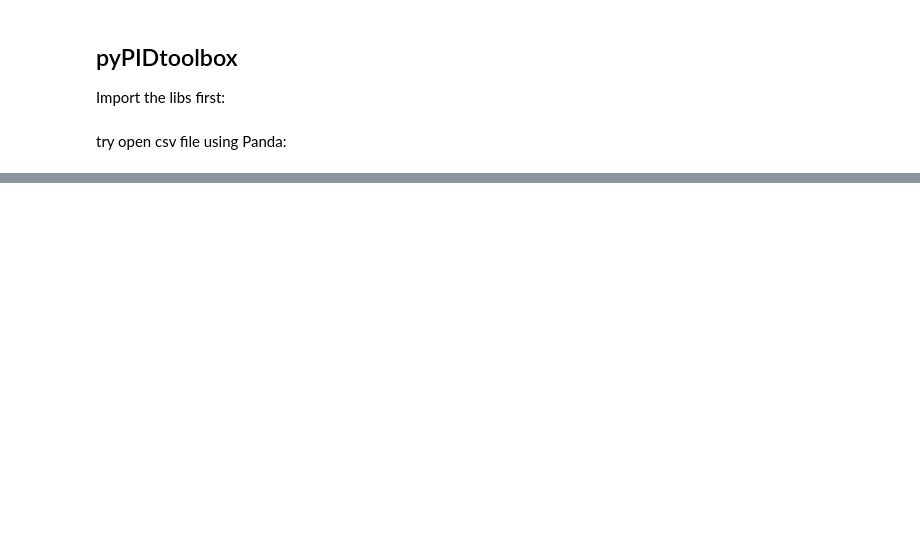
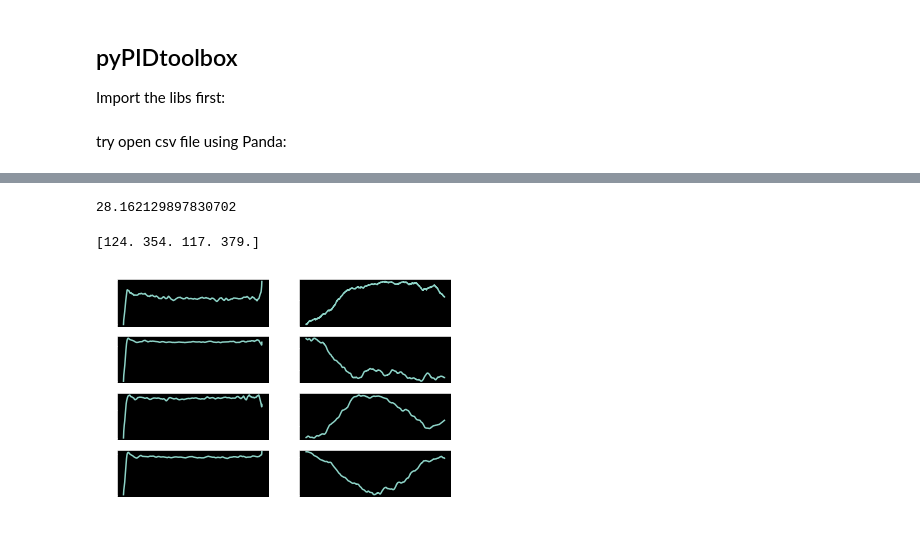
Before and after one commit to pitronicteam/pyPIDtoolbox, a Jupyter notebook: FFT.ipynb, the cells around one changed output, grey strips where cells are left out. Cells and saved outputs as stored; diff of their text form; code cells hidden in the pictures; blank space fills up the shorter version.

```diff
--- a/FFT.ipynb
+++ b/FFT.ipynb
@@ -191,0 +201,33 @@ print(j)
+# %%
+from scipy.cluster.vq import vq,kmeans,whiten
+
+GROUP_COUNT = 4
+features = step_response[0:j,:]
+# Whiten data
+whitened = whiten(features)
+# Find N clusters in the data
+codebook, distortion = kmeans(whitened, GROUP_COUNT)
+print(distortion)
+
+result = vq(whitened, codebook)
+#print(result)
+# %% [output]
+28.162129897830702
+# %%
+resp_cluster = np.zeros((GROUP_COUNT, segment_length))
+setpoint_cluster = np.zeros((GROUP_COUNT, segment_length))
+member_count = np.zeros(GROUP_COUNT)
+for i in range(j):
+    codebook_idx = result[0][i]
+    resp_cluster[codebook_idx] = resp_cluster[codebook_idx] + step_response[i];
+    setpoint_cluster[codebook_idx] = setpoint_cluster[codebook_idx] + input_segments[i]
+    member_count[result[0][i]] = member_count[result[0][i]] + 1
+for i in range(GROUP_COUNT):
+    plt.subplot(GROUP_COUNT,2,i*2+1)
+    plt.plot(resp_cluster[i]/member_count[i])
+    plt.subplot(GROUP_COUNT,2,i*2+2)
+    plt.plot(setpoint_cluster[i]/member_count[i])
+print(member_count)
+# %% [output]
+[124. 354. 117. 379.]
+[figure, added]
```
Also changed, not shown: parts of 9 cells of this notebook.
